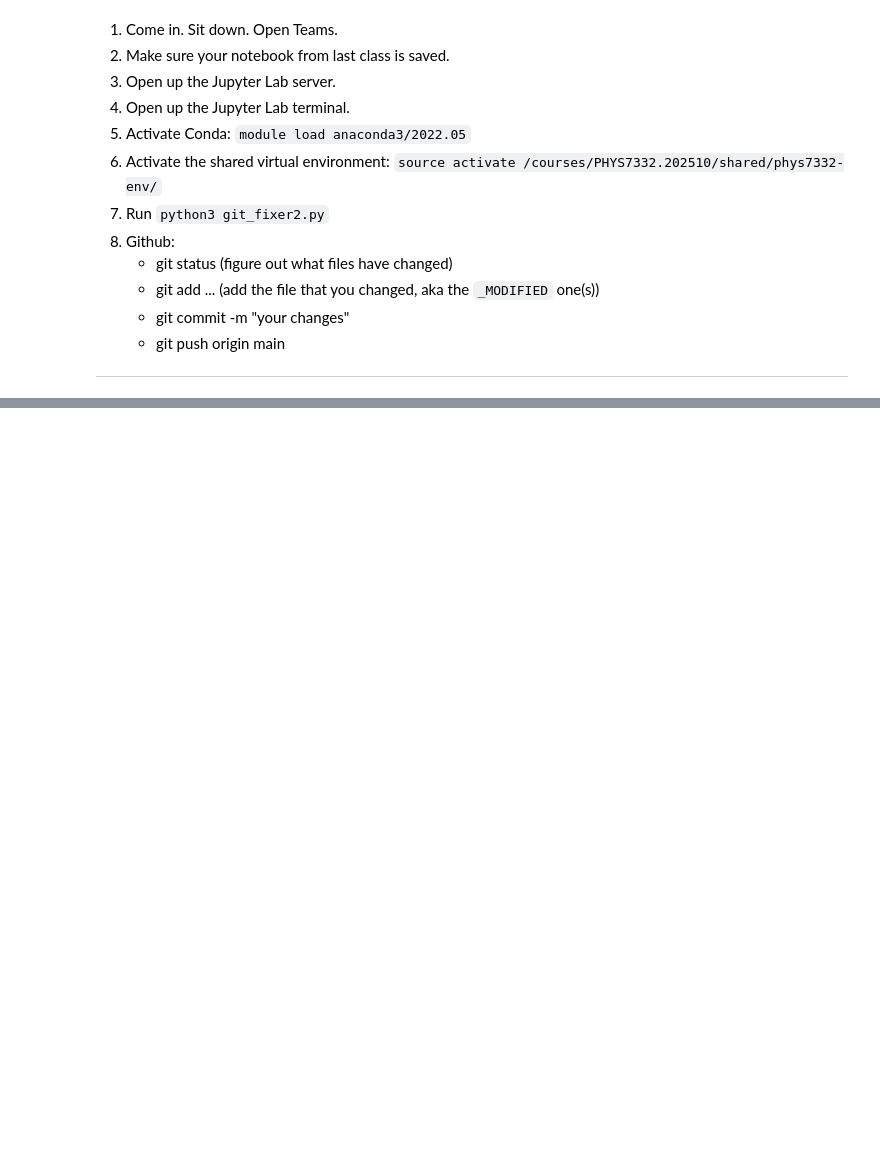
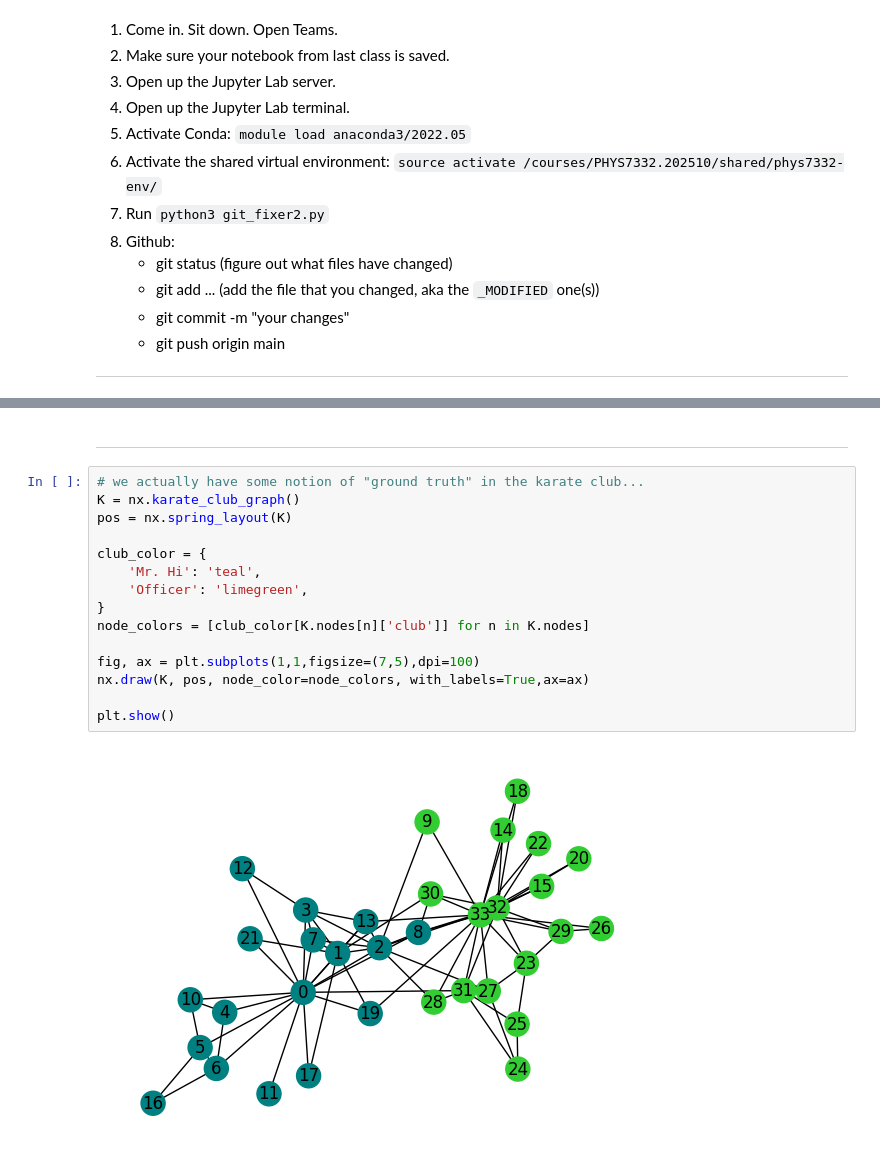
Before and after one commit to asmithh/network-science-data-book, a Jupyter notebook: class_10_communities1.ipynb, the cells around one changed output, grey strips where cells are left out. Drawn from its saved outputs; the diff is of its cells as text; blank space fills up the shorter version.

```diff
--- a/class_10_communities1.ipynb
+++ b/class_10_communities1.ipynb
@@ -1125,0 +227,19 @@ queue[]
+# %% [markdown]
+_____________
+# %%
+# we actually have some notion of "ground truth" in the karate club...
+K = nx.karate_club_graph()
+pos = nx.spring_layout(K)
+
+club_color = {
+    'Mr. Hi': 'teal',
+    'Officer': 'limegreen',
+}
+node_colors = [club_color[K.nodes[n]['club']] for n in K.nodes]
+
+fig, ax = plt.subplots(1,1,figsize=(7,5),dpi=100)
+nx.draw(K, pos, node_color=node_colors, with_labels=True,ax=ax)
+
+plt.show()
+# %% [output]
+[figure, added]
```
Also changed, not shown: parts of 203 cells of this notebook, 6 other files.
